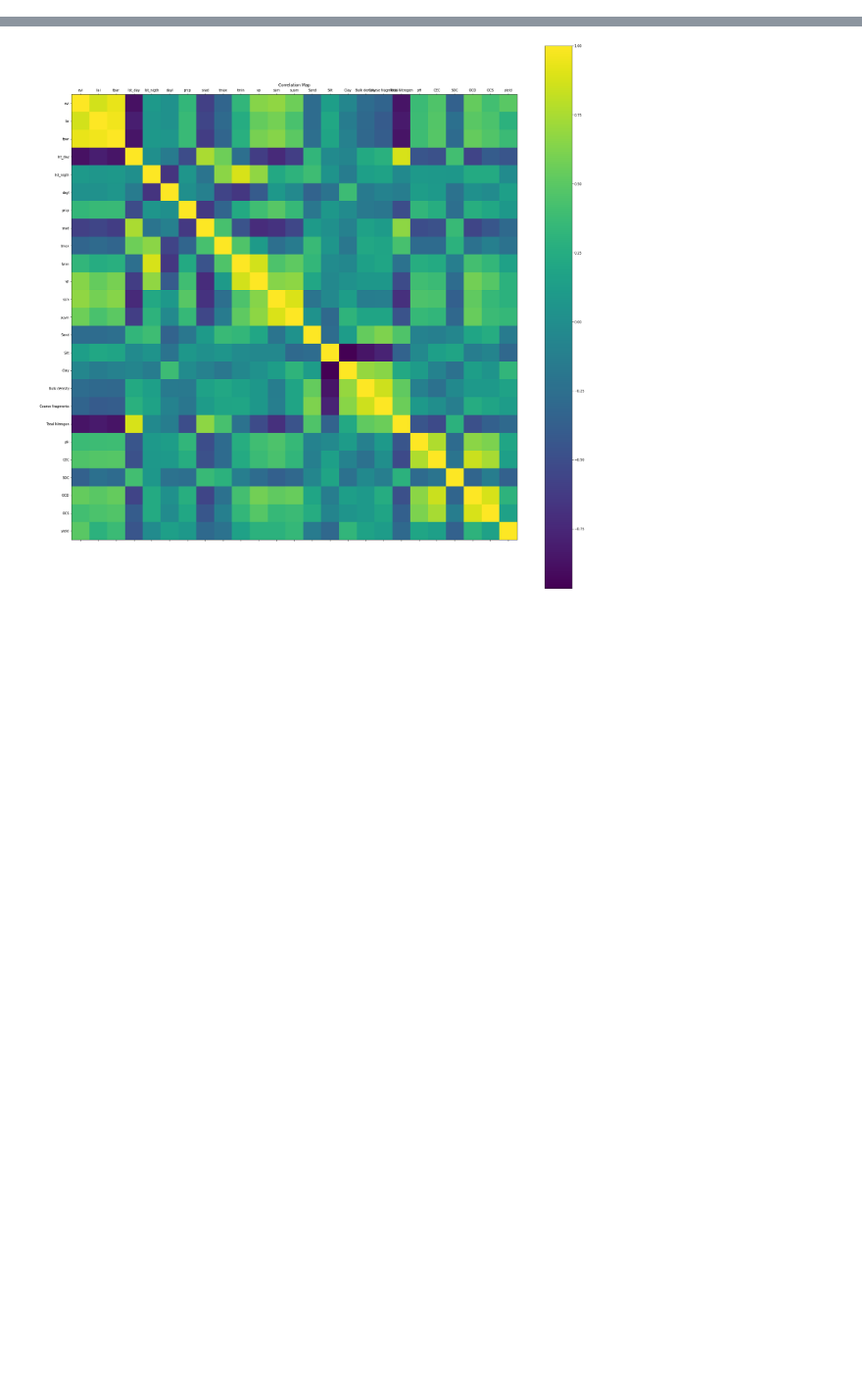
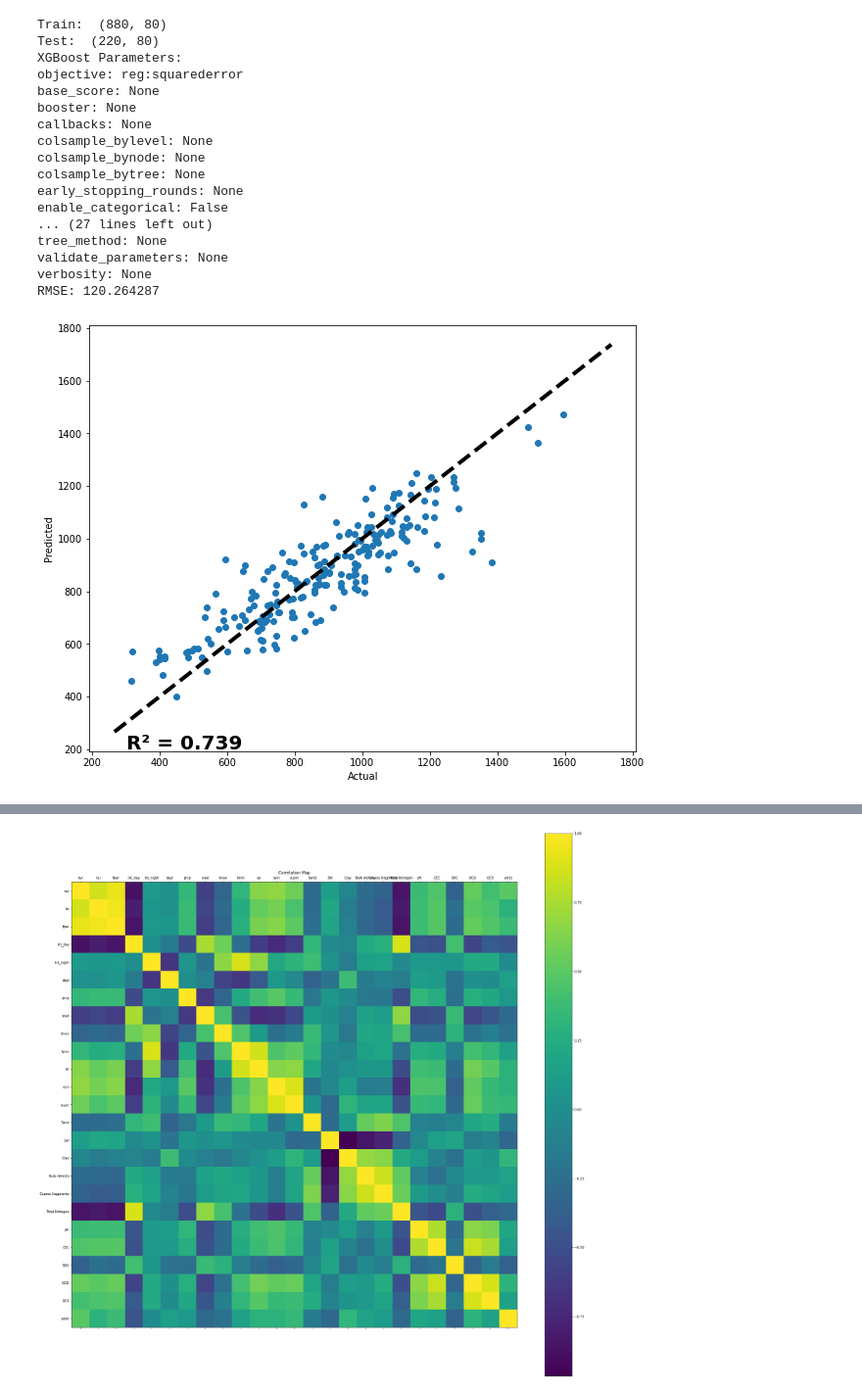
Before and after one commit to abalmumcu/crop-yield-estimation, a Jupyter notebook: feature_importance.ipynb, the cells around one changed output, grey strips where cells are left out. Shown at 98% size. Cells and saved outputs as stored; diff of their text form; code cells hidden in the pictures; blank space fills up the shorter version.

```diff
--- a/feature_importance.ipynb
+++ b/feature_importance.ipynb
@@ -12,5 +17,5 @@ warnings.filterwarnings('ignore')
 # %%
-dataset_path = "dataset/"
+dataset_path = "data/dataset/"
 loader = DatasetLoader(dataset_path)
 
 datasets = loader.load_all_pickle_dataset()
@@ -21,3 +26,5 @@ blacklist_states = ['kansas', 'new mexico', 'california', 'arizona']
 
 for idx in range(len(blacklist_states)):
     del dataset_dict[blacklist_states[idx]]
+
+full_df = loader.combine_datasets(datasets,dataset_dict,total_dataset_number=5)
@@ -64,3 +76,77 @@ dynamic_cols
+# %%
+"""
+Removing Features:
+Static: OCS, Bulk density, CEC, Total Nitrogen,
+Dynamic: lst_day, lst_night, fpar, tmin, vp, lai
+"""
+from sklearn.preprocessing import MinMaxScaler
+
+drop_feature_list = ['OCS', 'Bulk density', 'CEC' ,'lst_day', 'lst_nigth', 'fpar', 'tmin', 'vp', 'lai', 'Total Nitrogen']
+df_dropped = full_df.drop(drop_feature_list,axis=1)
+
+vector_df_15, _ = loader.vectorize_dataset(df_dropped)
+
+target = 'yield'
+
+train = vector_df_15.drop(target,axis=1).to_numpy()
+test = vector_df_15[target].to_numpy()
+
+X_train_full, X_test_full, y_train_full, y_test_full = train_test_split(train, test, test_size=0.20, random_state=34)
+
+scaler = MinMaxScaler()
+scaler.fit(X_train_full)
+X_train_scaled = scaler.transform(X_train_full)
+X_test_scaled = scaler.transform(X_test_full)
+
+
+print("Train: ", X_train_scaled.shape)
+print("Test: ", X_test_scaled.shape)
+
+# fit model no training data
+xg_reg_dropped = xgb.XGBRegressor(objective ='reg:squarederror')
+xg_reg_dropped.fit(X_train_full,y_train_full)
+# plot feature importance
+
+print("XGBoost Parameters:")
+for key, value in xg_reg_dropped.get_params().items():
+    print(f"{key}: {value}")
+
+from sklearn.metrics import mean_squared_error,r2_score
+pred_xgb_full = xg_reg_dropped.predict(X_test_full.reshape(X_test_full.shape[0],-1))
+pred_train_xgb_full = xg_reg_dropped.predict(X_train_full.reshape(X_train_full.shape[0],-1))
+rmse_xgb_full = np.sqrt(mean_squared_error(y_test_full, pred_xgb_full))
+
+print("RMSE: %f" % (rmse_xgb_full))
+
+fig, ax = plt.subplots(figsize=(10,8))
+ax.scatter(y_test_full, pred_xgb_full)
+ax.plot([test.min(), test.max()], [test.min(), test.max()], 'k--', lw=4)
+ax.set_xlabel('Actual')
+ax.set_ylabel('Predicted')
+#regression line
+
+ax.annotate("R² = {:.3f}".format(r2_score(y_test_full, pred_xgb_full)), (300, 200),fontsize=20, fontweight='bold')
+#plt.savefig("/Users/alperbalmumcu/Github/pickle/Results/Case2/xgboost/r2.png")
+plt.show()
+# %% [output]
+Train:  (880, 80)
+Test:  (220, 80)
+XGBoost Parameters:
+objective: reg:squarederror
+base_score: None
+booster: None
+callbacks: None
+colsample_bylevel: None
+colsample_bynode: None
+colsample_bytree: None
+early_stopping_rounds: None
+enable_categorical: False
+... (27 lines left out)
+tree_method: None
+validate_parameters: None
+verbosity: None
+RMSE: 120.264287
+[figure, added]
 # %%
 cols = list(full_df.columns)
 dynamic_cols = cols[1:14]
```
Also changed, not shown: parts of 49 cells of this notebook, 41 other files.
